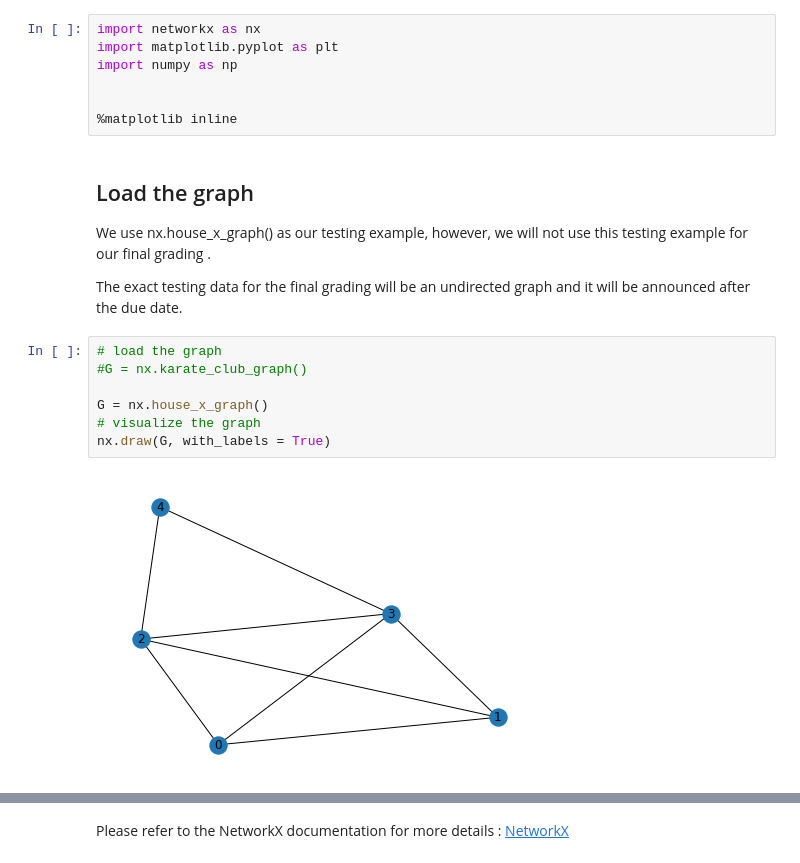
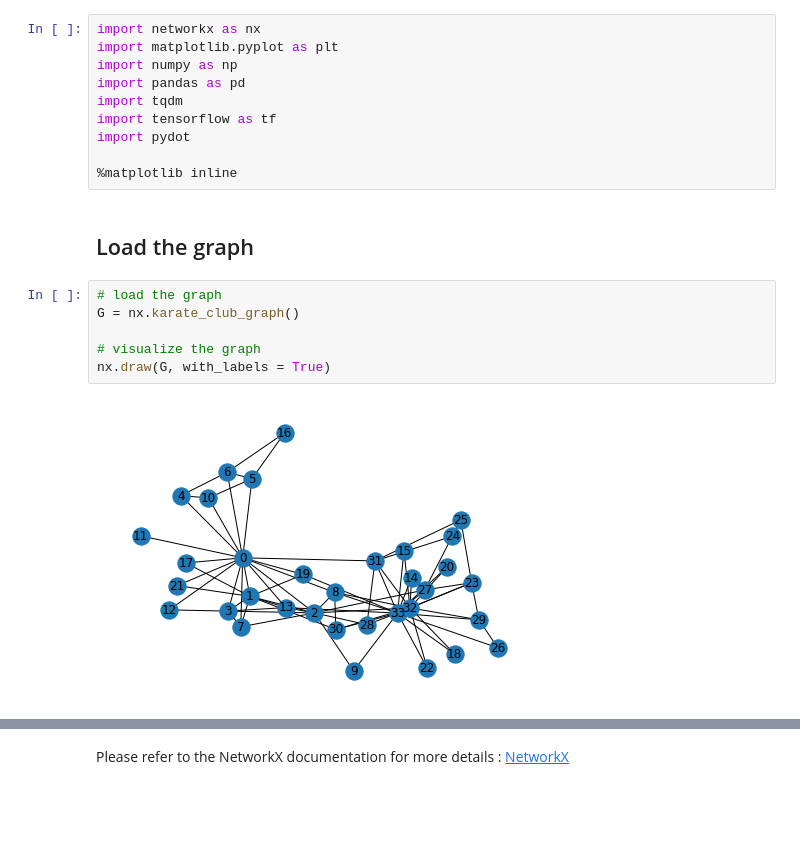
Before and after one commit to mequanent/Social-Networks, a Jupyter notebook: SN_Link_Prediction.ipynb, the cells around one changed output, grey strips where cells are left out. Cells and saved outputs as stored; diff of their text form; blank space fills up the shorter version.

```diff
--- a/SN_Link_Prediction.ipynb
+++ b/SN_Link_Prediction.ipynb
@@ -18,21 +4,19 @@ Requirement already satisfied: networkx in /usr/local/lib/python3.7/dist-package
 import networkx as nx
 import matplotlib.pyplot as plt
 import numpy as np
-
+import pandas as pd
+import tqdm
+import tensorflow as tf
+import pydot
 
 %matplotlib inline
-# %% [markdown]
-## Load the graph
-
-We use nx.house_x_graph() as our testing example, however, we will not use this testing example for our final grading .
-
-The exact testing data for the final grading will be an undirected graph and it will be announced after the due date.
+# %% [markdown]
+## Load the graph
 # %%
 # load the graph
-#G = nx.karate_club_graph()
+G = nx.karate_club_graph()
 
-G = nx.house_x_graph()
 # visualize the graph
 nx.draw(G, with_labels = True)
 # %% [output]
-[figure, old version]
+[figure, new version]
```
Also changed, not shown: parts of 41 cells of this notebook.
